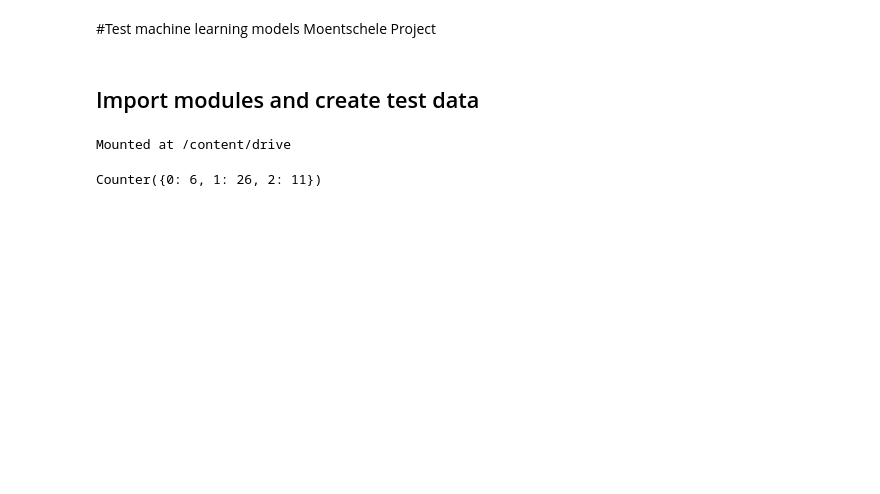
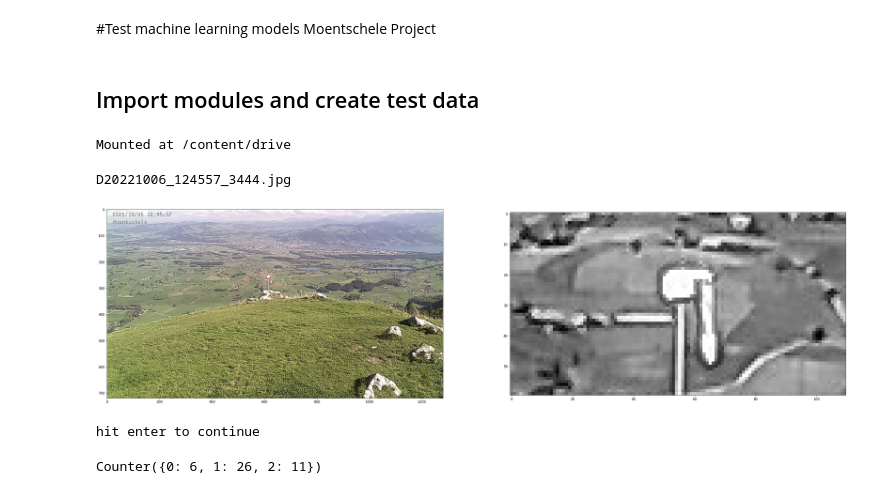
Before and after one commit to jonasbuechi/moentschele_project, a Jupyter notebook: scripts/Test_Models_Colab.ipynb, the cells around one changed output. Drawn from its saved outputs; the diff is of its cells as text; code cells hidden in the pictures; blank space fills up the shorter version.

```diff
--- a/scripts/Test_Models_Colab.ipynb
+++ b/scripts/Test_Models_Colab.ipynb
@@ -20,6 +27,17 @@ from google.colab import drive
 drive.mount("/content/drive")  # mount google drive
 # %% [output]
 Mounted at /content/drive
+# %%
+#Function to select Möntschele images by start and end datetime. Returns True if the image is between the datetimes. Format: YYYYMMDD HHSS (e.g. 20220926 1856)
+from dateutil.parser import parse
+
+def fn_select_images(from_datetime, to_datetime, image_name):
+  #parse inputs to datetime
+  from_datetime = parse(from_datetime)
+  to_datetime = parse(to_datetime)
+  datetime_image = parse(image_name[1:9]+" "+image_name[10:14])
+  #return True or False
+  return from_datetime < datetime_image < to_datetime
 # %%
 # define data directory
 DATADIR = "/content/drive/MyDrive/CAS/M3_ML/Project_Moentschele/Originals/"
@@ -54,22 +73,27 @@ wind_force_class_names = ["No wind","Weak wind force","Middle wind force","Stron
 # %%
 #Show images in labeled_img (used to adjust position of windsock.. (compared with position of trained images))
 sleep_seconds = 1
 for image_name in labeled_img:
-  fig = plt.figure(1,figsize= (40,15))
-  chart0 = fig.add_subplot(121)
-  chart1 = fig.add_subplot(122)
-  img_array = cv2.imread(os.path.join(DATADIR+image_name))
-  img_array = cv2.cvtColor(img_array, cv2.COLOR_BGR2RGB) # from BGR to RGB
-  new_array = fn_crop_image(img_array,233,560)
-  new_array = new_array[:,:,0]
-  print(image_name)
-  chart0.imshow(img_array)
-  chart1.imshow(new_array, cmap = 'gray')
-  plt.show()
-  sleep(sleep_seconds)
-  print("hit enter to continue")
-  answer = input()
-  clear_output()
+  if fn_select_images(from_datetime="20221006 1240",to_datetime="20221010 0923",image_name=image_name):
+    fig = plt.figure(1,figsize= (40,15))
+    chart0 = fig.add_subplot(121)
+    chart1 = fig.add_subplot(122)
+    img_array = cv2.imread(os.path.join(DATADIR+image_name))
+    img_array = cv2.cvtColor(img_array, cv2.COLOR_BGR2RGB) # from BGR to RGB
+    new_array = fn_crop_image(img_array,233,560)
+    new_array = new_array[:,:,0]
+    print(image_name)
+    chart0.imshow(img_array)
+    chart1.imshow(new_array, cmap = 'gray')
+    plt.show()
+    sleep(sleep_seconds)
+    print("hit enter to continue")
+    answer = input()
+    clear_output()
+# %% [output]
+D20221006_124557_3444.jpg
+[figure, added]
+hit enter to continue
 # %%
 # Create Test-Data
 test_data = []
```
Also changed, not shown: parts of 10 cells of this notebook, 1 other file.
